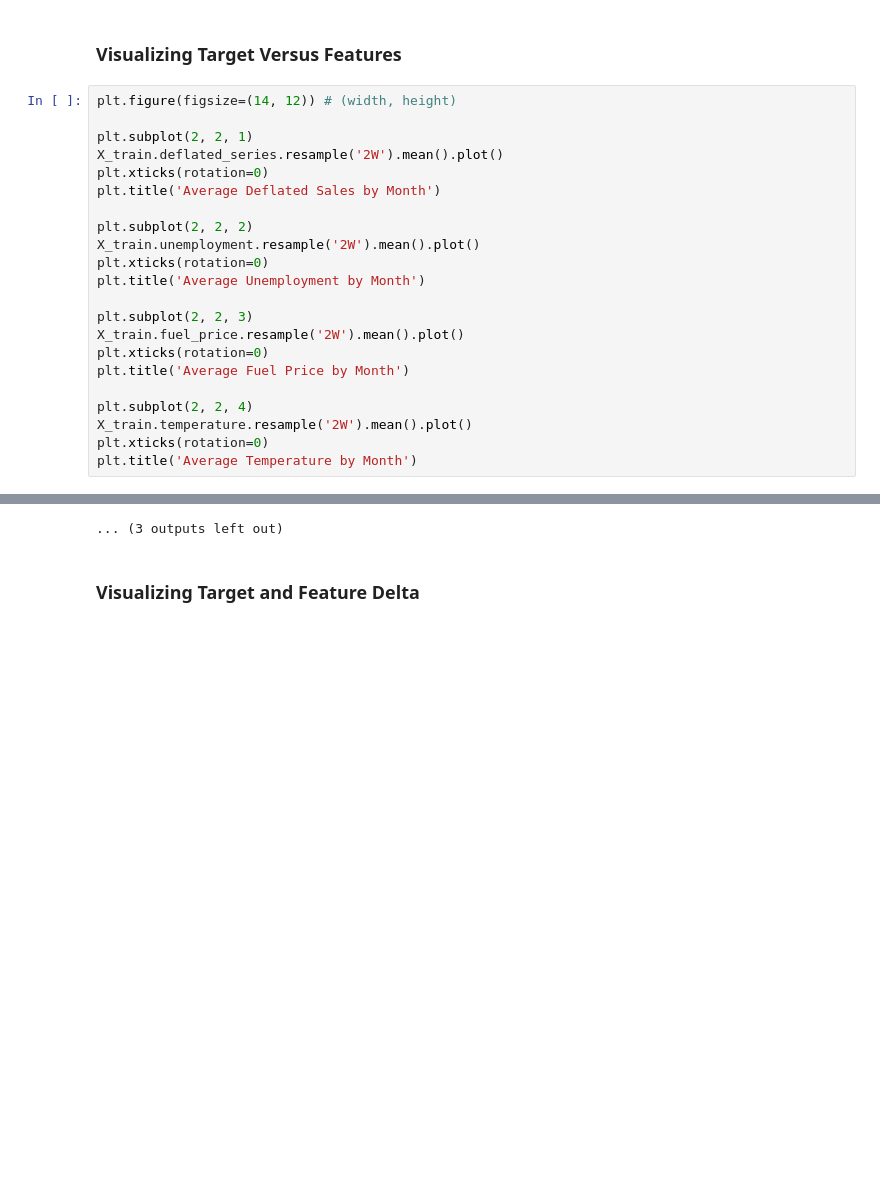
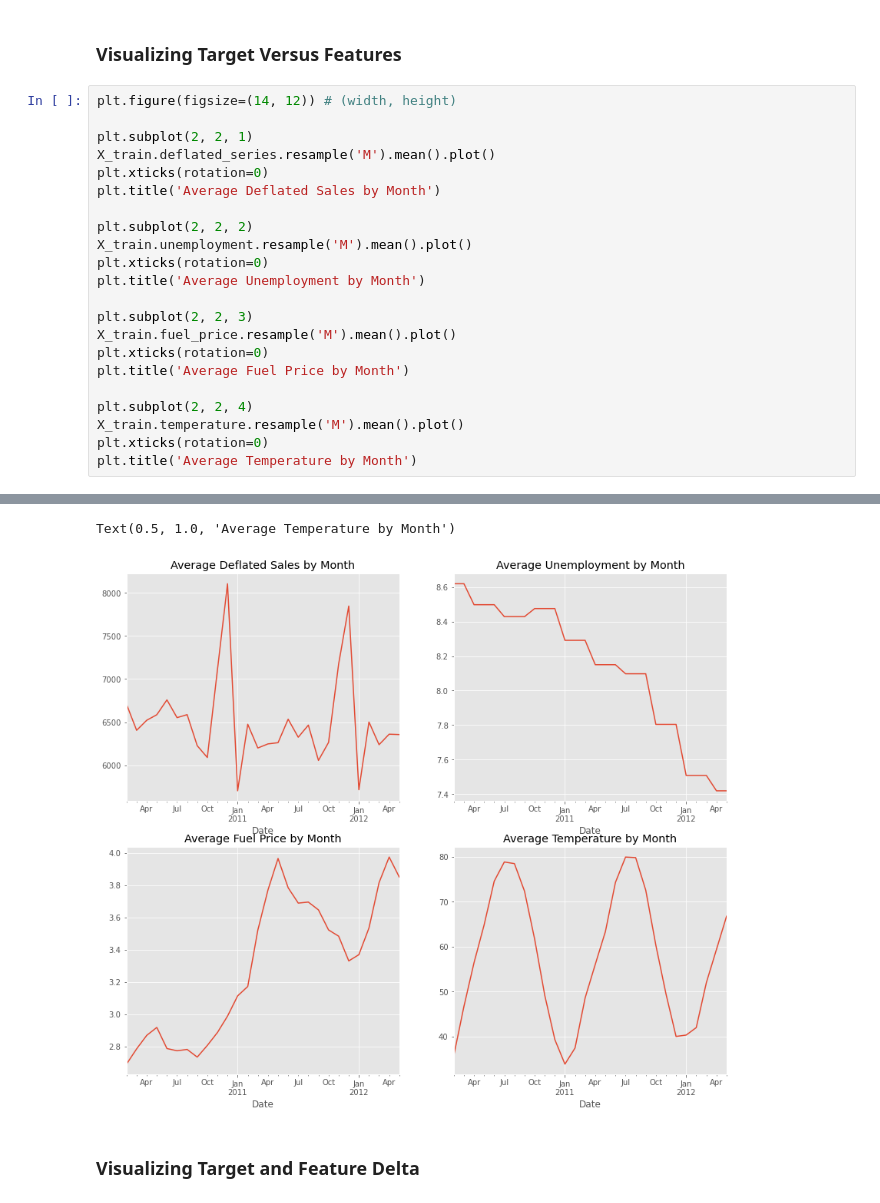
Before and after one commit to Attention-Walmart-Shoppers/capstone, a Jupyter notebook: Alberto Initial Notebook.ipynb, the cells around one changed output, grey strips where cells are left out. Cells and saved outputs as stored; diff of their text form; blank space fills up the shorter version.

```diff
--- a/Alberto Initial Notebook.ipynb
+++ b/Alberto Initial Notebook.ipynb
@@ -46,22 +61,22 @@ X_train.head()
 plt.figure(figsize=(14, 12)) # (width, height)
 
 plt.subplot(2, 2, 1)
-X_train.deflated_series.resample('2W').mean().plot()
+X_train.deflated_series.resample('M').mean().plot()
 plt.xticks(rotation=0)
 plt.title('Average Deflated Sales by Month')
 
 plt.subplot(2, 2, 2)
-X_train.unemployment.resample('2W').mean().plot()
+X_train.unemployment.resample('M').mean().plot()
 plt.xticks(rotation=0)
 plt.title('Average Unemployment by Month')
 
 plt.subplot(2, 2, 3)
-X_train.fuel_price.resample('2W').mean().plot()
+X_train.fuel_price.resample('M').mean().plot()
 plt.xticks(rotation=0)
 plt.title('Average Fuel Price by Month')
 
 plt.subplot(2, 2, 4)
-X_train.temperature.resample('2W').mean().plot()
+X_train.temperature.resample('M').mean().plot()
 plt.xticks(rotation=0)
 plt.title('Average Temperature by Month')
 # %% [output]
@@ -80,4 +83,5 @@ plt.title('Average Temperature by Month')
-... (3 outputs left out)
+Text(0.5, 1.0, 'Average Temperature by Month')
+[figure, added]
 # %% [markdown]
 ### Visualizing Target and Feature Delta
 # %%
```
Also changed, not shown: parts of 14 cells of this notebook.
